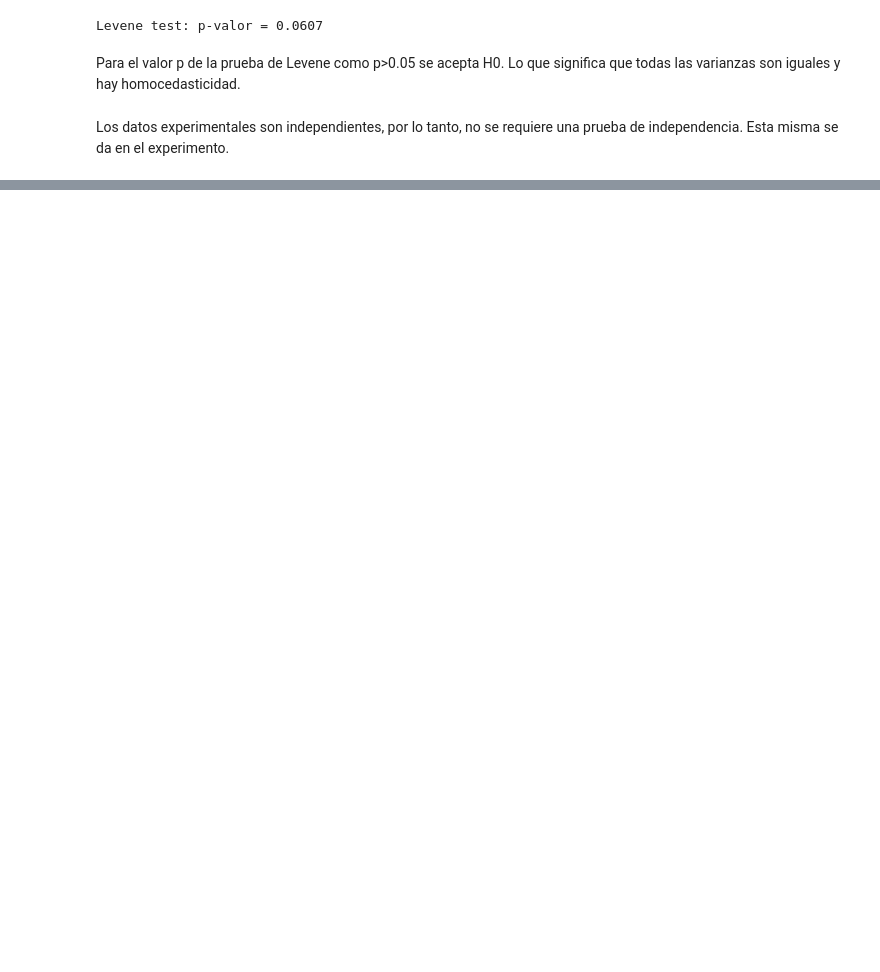
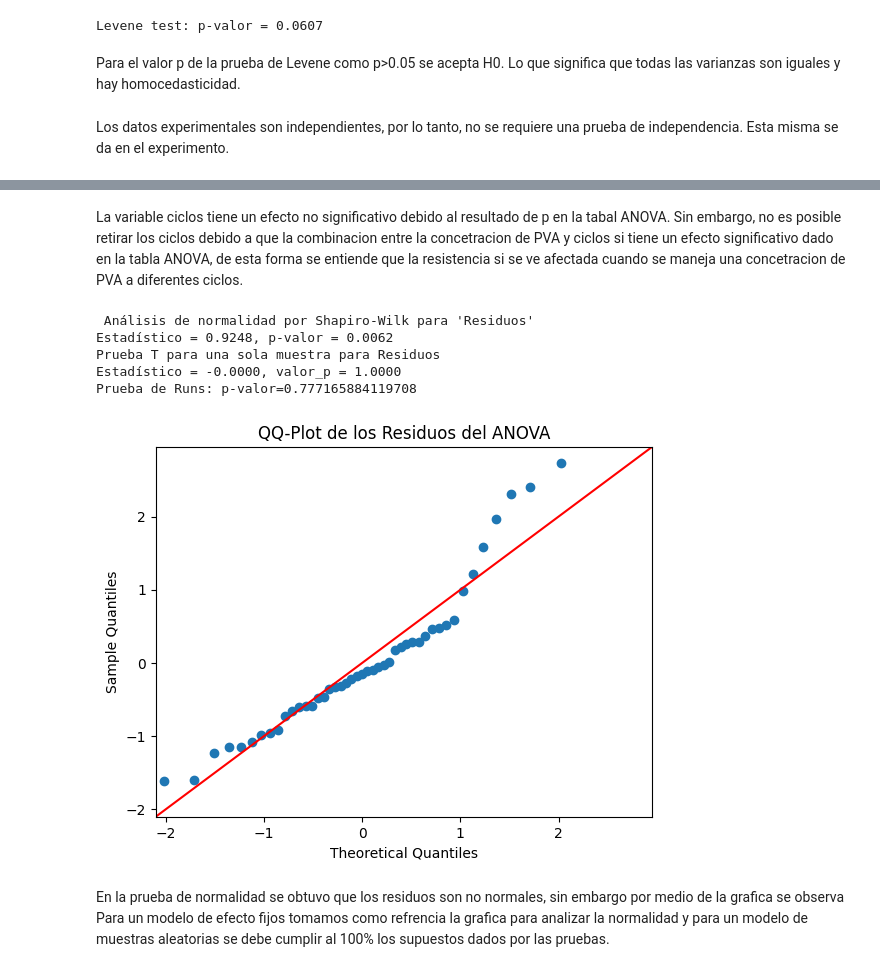
Before and after one commit to Karensity12/Clase-10, a Jupyter notebook: analisis_varianza.ipynb, the cells around one changed output, grey strips where cells are left out. Drawn from its saved outputs; the diff is of its cells as text; code cells hidden in the pictures; blank space fills up the shorter version.

```diff
--- a/analisis_varianza.ipynb
+++ b/analisis_varianza.ipynb
@@ -82,7 +199,7 @@ Para el valor p de la prueba de Levene como p>0.05 se acepta H0. Lo que signific
 # %% [markdown]
 Los datos experimentales son independientes, por lo tanto, no se requiere una prueba de independencia. Esta misma se da en el experimento.
 # %%
-modelo = ols('Resisitencia ~ C(PVA)*C(CICLOS)', data=df).fit()
+modelo = ols('Resistencia ~ C(PVA)*C(CICLOS)', data=df).fit()
 anova_table = sm.stats.anova_lm(modelo, typ=3)
 print(tabulate(anova_table,headers='keys',tablefmt='heavy_grid'))
 # %% [output]
@@ -91,0 +219,26 @@ PatsyError: Error evaluating factor: NameError: name 'conductividad' is not defi
+# %% [markdown]
+La variable ciclos tiene un efecto no significativo debido al resultado de p en la tabal ANOVA. Sin embargo, no es posible retirar los ciclos debido a que la combinacion entre la concetracion de PVA y ciclos si tiene un efecto significativo dado en la tabla ANOVA, de esta forma se entiende que la resistencia si se ve afectada cuando se maneja una concetracion de PVA  a diferentes ciclos.
+# %%
+df['Residuos']=modelo.resid
+
+# normalidad en los residuos
+
+test_normalitySW(df['Residuos'],'Residuos')
+
+t_test_one(df['Residuos'],0,"Residuos")
+
+random_test(df['Residuos'])
+
+sm.qqplot(df['Residuos'], line='45', fit=True)
+plt.title("QQ-Plot de los Residuos del ANOVA")
+plt.show()
+# %% [output]
+ Análisis de normalidad por Shapiro-Wilk para 'Residuos'
+Estadístico = 0.9248, p-valor = 0.0062
+Prueba T para una sola muestra para Residuos
+Estadístico = -0.0000, valor_p = 1.0000
+Prueba de Runs: p-valor=0.777165884119708
+[figure, added]
+# %% [markdown]
+En la prueba de normalidad se obtuvo que los residuos son no normales, sin embargo por medio de la grafica se observa
+Para un modelo de efecto fijos tomamos como refrencia la grafica para analizar la normalidad y para un modelo de muestras aleatorias se debe cumplir al 100% los supuestos dados por las pruebas.
```
Also changed, not shown: parts of 11 cells of this notebook, 3 other files.
